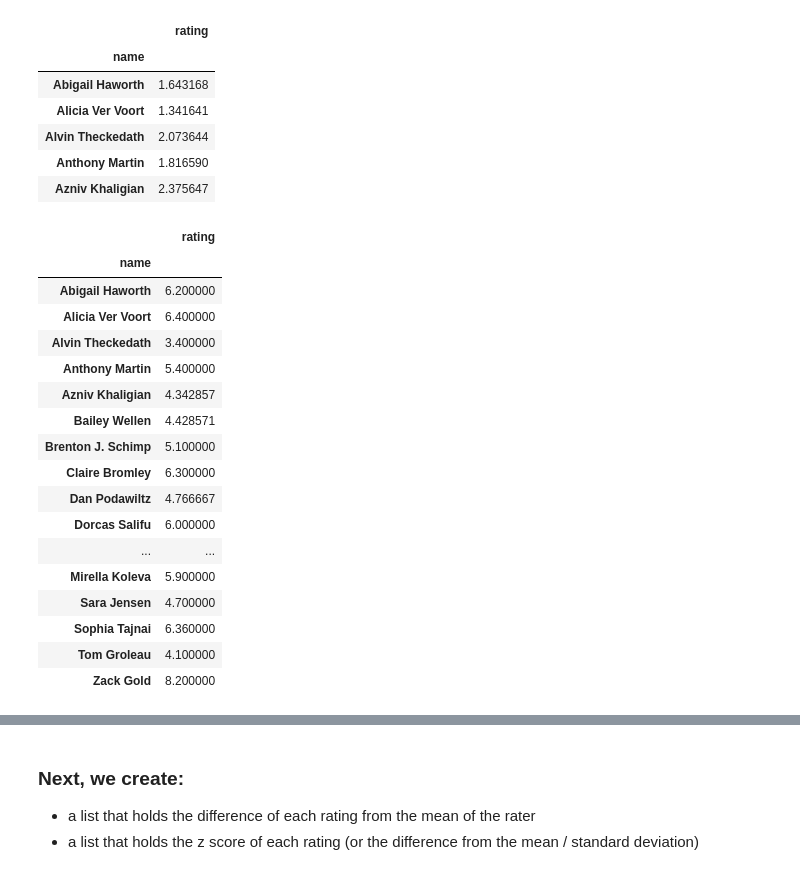
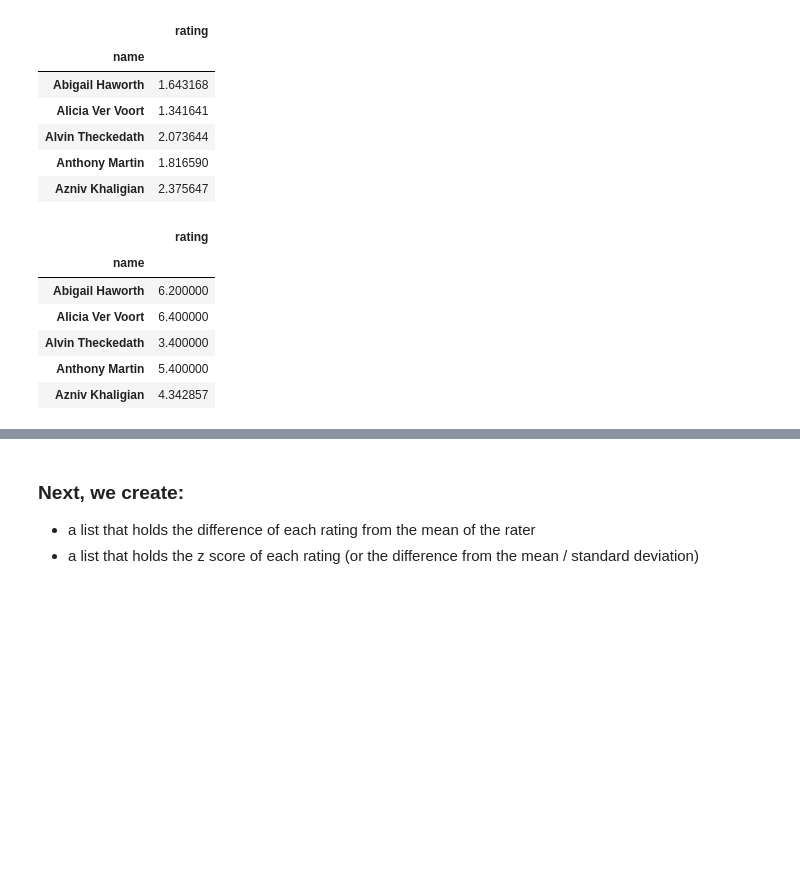
Before and after one commit to baileywellen/Please_Dont_Sing, a Jupyter notebook: collect_and_clean/Thesis_Clean_data.ipynb, the cells around one changed output, grey strips where cells are left out. Cells and saved outputs as stored; diff of their text form; code cells hidden in the pictures; blank space fills up the shorter version.

```diff
--- a/collect_and_clean/Thesis_Clean_data.ipynb
+++ b/collect_and_clean/Thesis_Clean_data.ipynb
@@ -11,7 +11,7 @@ from statistics import mean, stdev
 
 import seaborn as sns
 # %%
-ratings_df = pd.read_csv("C:\\Users\\baile\\OneDrive\\Desktop\\Classes\\Fall2020Classes\\Thesis\\Please_Dont_Sing\\current_ratings.csv")
+ratings_df = pd.read_csv("C:\\Users\\baile\\OneDrive\\Desktop\\Classes\\Fall2020Classes\\Thesis\\Please_Dont_Sing\\collect_and_clean\\current_ratings.csv")
 # %%
 ### We will calculate the mean and the standard deviation of the ratings for each volunteer
 # %%
@@ -28,23 +28,12 @@ ratings_standard_dev.head()
 | Anthony Martin | 1.816590 |
 | Azniv Khaligian | 2.375647 |
 # %%
-ratings_mean
+ratings_mean.head()
 # %% [output]
 |  | rating |
 | name |  |
 | Abigail Haworth | 6.200000 |
 | Alicia Ver Voort | 6.400000 |
 | Alvin Theckedath | 3.400000 |
 | Anthony Martin | 5.400000 |
 | Azniv Khaligian | 4.342857 |
-| Bailey Wellen | 4.428571 |
-| Brenton J. Schimp | 5.100000 |
-| Claire Bromley | 6.300000 |
-| Dan Podawiltz | 4.766667 |
-| Dorcas Salifu | 6.000000 |
-| ... | ... |
-| Mirella Koleva | 5.900000 |
-| Sara Jensen | 4.700000 |
-| Sophia Tajnai | 6.360000 |
-| Tom Groleau | 4.100000 |
-| Zack Gold | 8.200000 |
```
Also changed, not shown: parts of 26 cells of this notebook, 44 other files.
